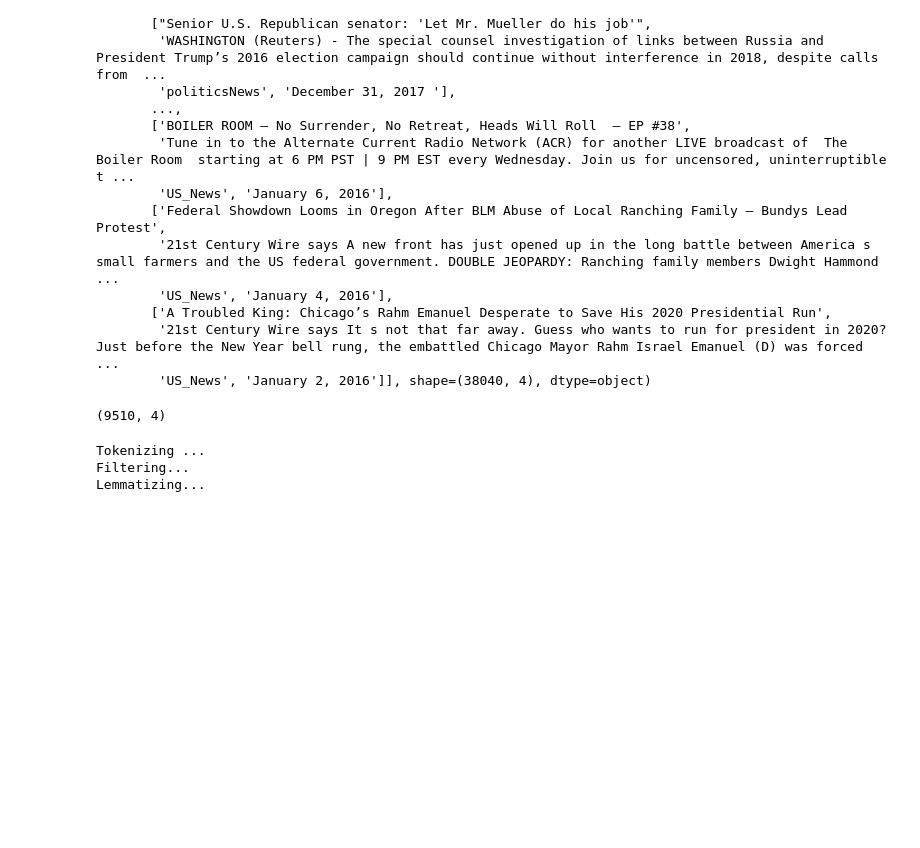
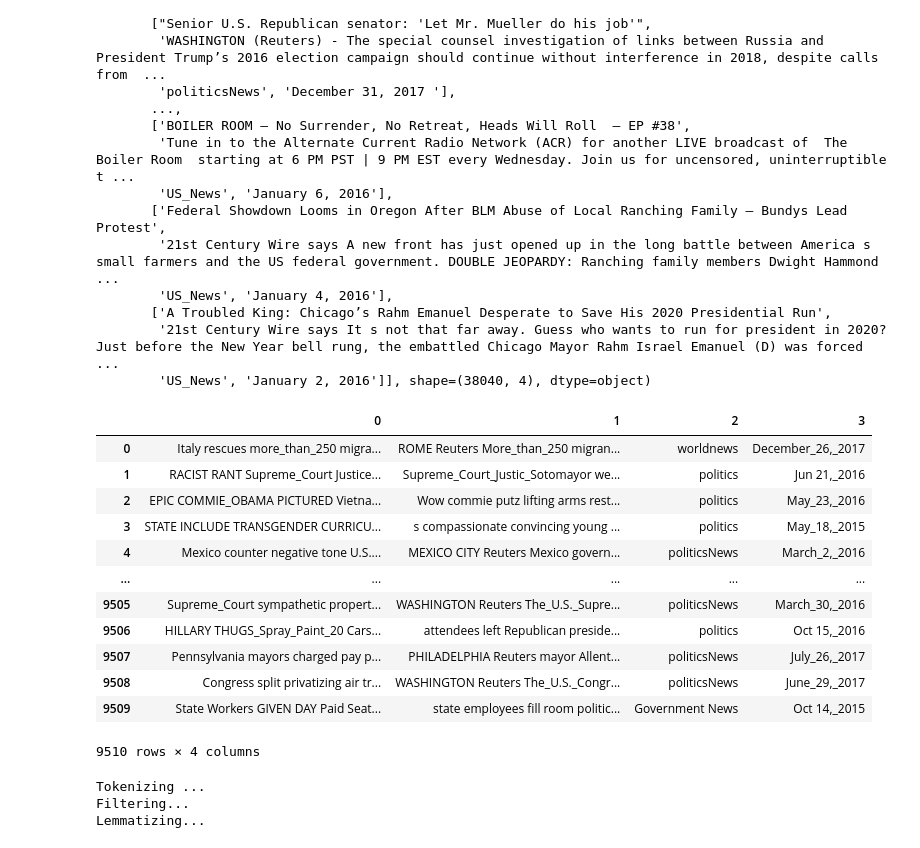
Before and after one commit to chernobylx/Fake-News-Identification, a Jupyter notebook: notebooks/testing.ipynb, the cells around one changed output. Saved outputs shown, nothing was run; the diff lists cells and outputs as text; code cells hidden in the pictures; blank space fills up the shorter version.

```diff
--- a/notebooks/testing.ipynb
+++ b/notebooks/testing.ipynb
@@ -97,9 +97,21 @@ X_train50, X_test50, y_train50, y_test50 = tts(data.X,
                                                test_size = .5,
                                                random_state = 42)
 # %%
-X_train.shape
+X_train
 # %% [output]
+|  | 0 | 1 | 2 | 3 |
+| 0 | Italy rescues more_than_250 migra... | ROME Reuters More_than_250 migran... | worldnews | December_26,_2017 |
+| 1 | RACIST RANT Supreme_Court Justice... | Supreme_Court_Justic_Sotomayor we... | politics | Jun 21,_2016 |
+| 2 | EPIC COMMIE_OBAMA PICTURED Vietna... | Wow commie putz lifting arms rest... | politics | May_23,_2016 |
+| 3 | STATE INCLUDE TRANSGENDER CURRICU... | s compassionate convincing young ... | politics | May_18,_2015 |
+| 4 | Mexico counter negative tone U.S.... | MEXICO CITY Reuters Mexico govern... | politicsNews | March_2,_2016 |
+| ... | ... | ... | ... | ... |
+| 9505 | Supreme_Court sympathetic propert... | WASHINGTON Reuters The_U.S._Supre... | politicsNews | March_30,_2016 |
+| 9506 | HILLARY THUGS_Spray_Paint_20 Cars... | attendees left Republican preside... | politics | Oct 15,_2016 |
+| 9507 | Pennsylvania mayors charged pay p... | PHILADELPHIA Reuters mayor Allent... | politicsNews | July_26,_2017 |
+| 9508 | Congress split privatizing air tr... | WASHINGTON Reuters The_U.S._Congr... | politicsNews | June_29,_2017 |
+| 9509 | State Workers GIVEN DAY Paid Seat... | state employees fill room politic... | Government News | Oct 14,_2015 |
-(9510, 4)
+9510 rows × 4 columns
 # %%
 X_train = pp.fit_transform(X_train)
 # %% [output]
```
Also changed, not shown: parts of 2 cells of this notebook, 1 other file.
